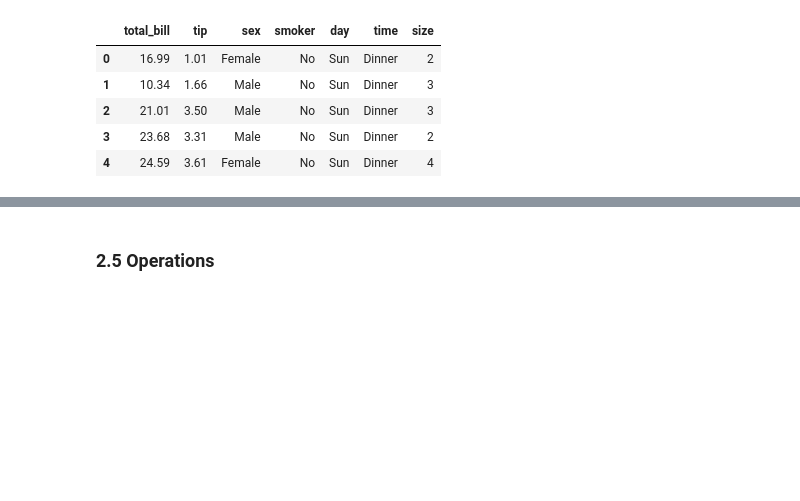
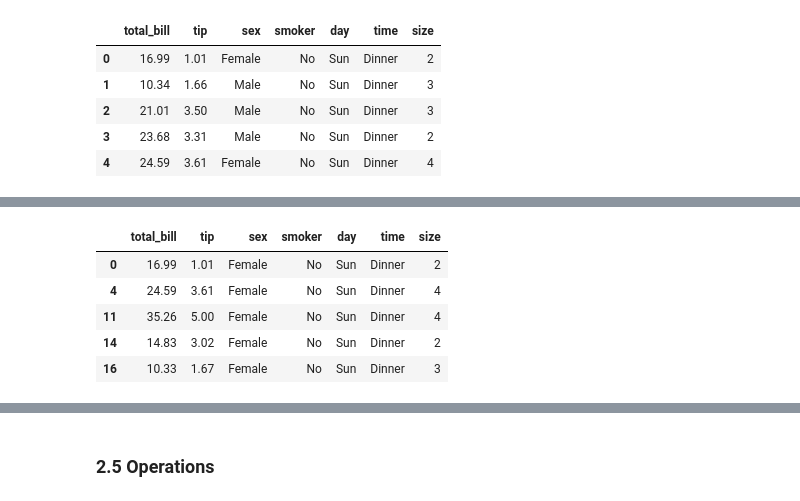
Before and after one commit to honghanhh/mci_python_33a8_l1, a Jupyter notebook: Live Slides/Live Lecture 5/longnt_Live_Lecture_05.ipynb, the cells around one changed output, grey strips where cells are left out. Saved outputs shown, nothing was run; the diff lists cells and outputs as text; code cells hidden in the pictures; blank space fills up the shorter version.

```diff
--- a/Live Slides/Live Lecture 5/longnt_Live_Lecture_05.ipynb
+++ b/Live Slides/Live Lecture 5/longnt_Live_Lecture_05.ipynb
@@ -421,0 +360,9 @@ tips_df.loc[condition]
+# %%
+tips_df.query("sex=='Female'").head(5)
+# %% [output]
+|  | total_bill | tip | sex | smoker | day | time | size |
+| 0 | 16.99 | 1.01 | Female | No | Sun | Dinner | 2 |
+| 4 | 24.59 | 3.61 | Female | No | Sun | Dinner | 4 |
+| 11 | 35.26 | 5.00 | Female | No | Sun | Dinner | 4 |
+| 14 | 14.83 | 3.02 | Female | No | Sun | Dinner | 2 |
+| 16 | 10.33 | 1.67 | Female | No | Sun | Dinner | 3 |
```
Also changed, not shown: parts of 72 cells of this notebook, 11 other files.
